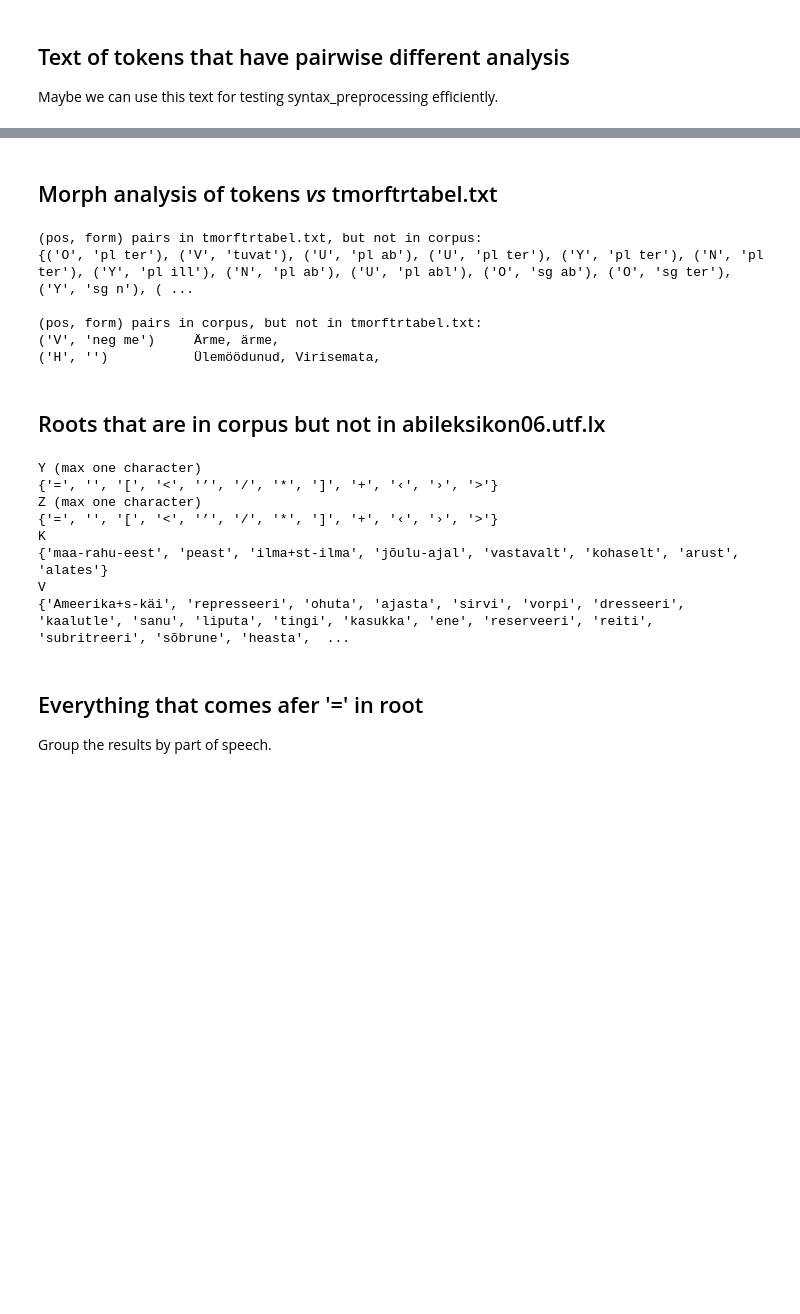
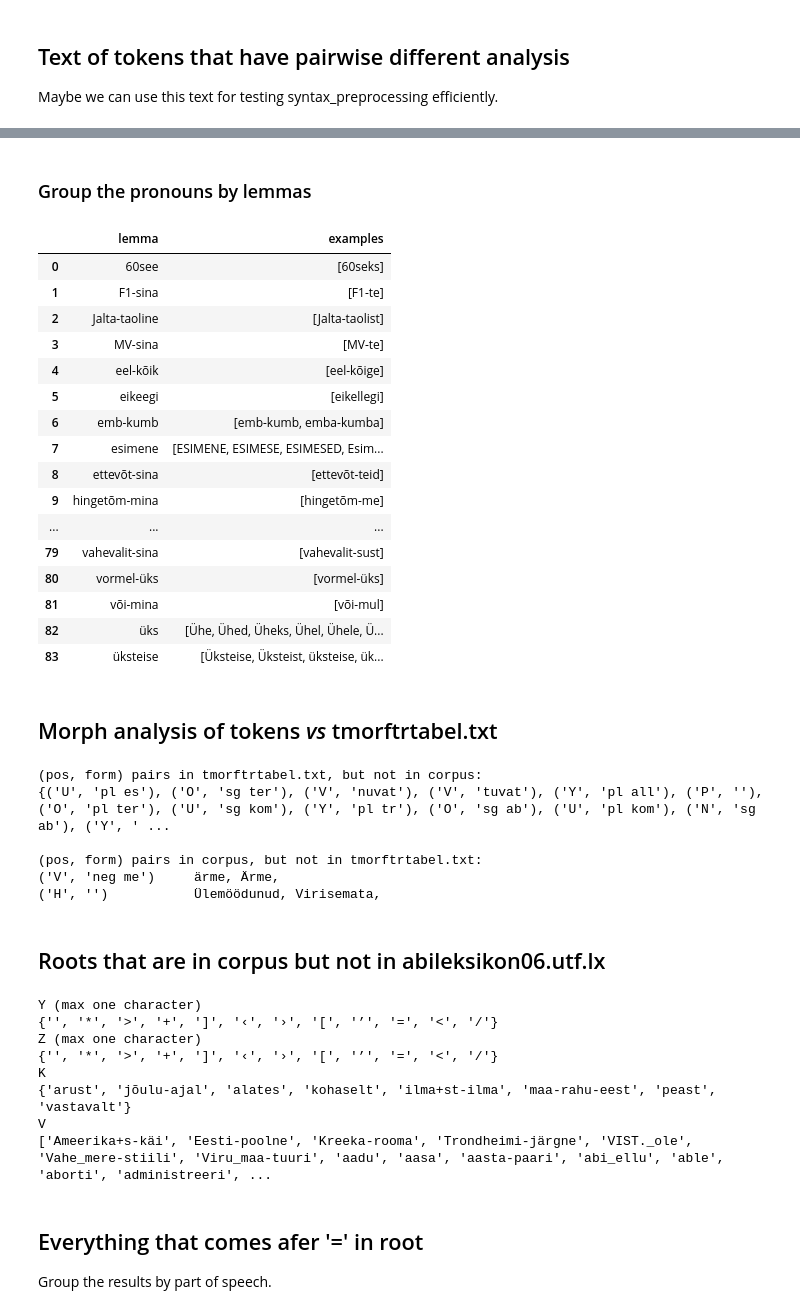
Before and after one commit to estnltk/koondkorpus-experiments, a Jupyter notebook: token_analysis.ipynb, the cells around one changed output, grey strips where cells are left out. Drawn from its saved outputs; the diff is of its cells as text; code cells hidden in the pictures; blank space fills up the shorter version.

```diff
--- a/token_analysis.ipynb
+++ b/token_analysis.ipynb
@@ -244,3 +252,34 @@ meie_sugune.*
+# %% [markdown]
+### Group the pronouns by lemmas
+# %%
+from collections import defaultdict
+pronouns_by_lemmas = defaultdict(set)
+file = '../corpora/tokens_analysis.json'
+for token, analysis in yield_tokens_analysis(file):
+    for a in analysis:
+        if a['partofspeech'] == 'P':
+            pronouns_by_lemmas[a['lemma']].add(token)
+
+data = [{'lemma': key, 'examples': sorted(value)} for key, value in sorted(pronouns_by_lemmas.items())]
+pandas.DataFrame.from_records(data, columns=['lemma', 'examples'])
+# %% [output]
+|  | lemma | examples |
+| 0 | 60see | [60seks] |
+| 1 | F1-sina | [F1-te] |
+| 2 | Jalta-taoline | [Jalta-taolist] |
+| 3 | MV-sina | [MV-te] |
+| 4 | eel-kõik | [eel-kõige] |
+| 5 | eikeegi | [eikellegi] |
+| 6 | emb-kumb | [emb-kumb, emba-kumba] |
+| 7 | esimene | [ESIMENE, ESIMESE, ESIMESED, Esim... |
+| 8 | ettevõt-sina | [ettevõt-teid] |
+| 9 | hingetõm-mina | [hingetõm-me] |
+| ... | ... | ... |
+| 79 | vahevalit-sina | [vahevalit-sust] |
+| 80 | vormel-üks | [vormel-üks] |
+| 81 | või-mina | [või-mul] |
+| 82 | üks | [Ühe, Ühed, Üheks, Ühel, Ühele, Ü... |
+| 83 | üksteise | [Üksteise, Üksteist, üksteise, ük... |
 # %% [markdown]
 ## Morph analysis of tokens *vs* tmorftrtabel.txt
 # %%
@@ -265,10 +304,10 @@ for pos_form in not_in_tmorftrtabel:
     print()
 # %% [output]
 (pos, form) pairs in tmorftrtabel.txt, but not in corpus:
-{('O', 'pl ter'), ('V', 'tuvat'), ('U', 'pl ab'), ('U', 'pl ter'), ('Y', 'pl ter'), ('N', 'pl ter'), ('Y', 'pl ill'), ('N', 'pl ab'), ('U', 'pl abl'), ('O', 'sg ab'), ('O', 'sg ter'), ('Y', 'sg n'), ( ...
+{('U', 'pl es'), ('O', 'sg ter'), ('V', 'nuvat'), ('V', 'tuvat'), ('Y', 'pl all'), ('P', ''), ('O', 'pl ter'), ('U', 'sg kom'), ('Y', 'pl tr'), ('O', 'sg ab'), ('U', 'pl kom'), ('N', 'sg ab'), ('Y', ' ...
 
 (pos, form) pairs in corpus, but not in tmorftrtabel.txt:
-('V', 'neg me')     Ärme, ärme,
+('V', 'neg me')     ärme, Ärme,
 ('H', '')           Ülemöödunud, Virisemata,
 # %% [markdown]
 ## Roots that are in corpus but not in abileksikon06.utf.lx
@@ -317,16 +356,16 @@ print('K')
 print(not_in_abileksikon['K'])
 print('V')
 
-print(not_in_abileksikon['V'])
+print(sorted(not_in_abileksikon['V']))
 # %% [output]
 Y (max one character)
-{'=', '', '[', '<', '’', '/', '*', ']', '+', '‹', '›', '>'}
+{'', '*', '>', '+', ']', '‹', '›', '[', '’', '=', '<', '/'}
 Z (max one character)
-{'=', '', '[', '<', '’', '/', '*', ']', '+', '‹', '›', '>'}
+{'', '*', '>', '+', ']', '‹', '›', '[', '’', '=', '<', '/'}
 K
-{'maa-rahu-eest', 'peast', 'ilma+st-ilma', 'jõulu-ajal', 'vastavalt', 'kohaselt', 'arust', 'alates'}
+{'arust', 'jõulu-ajal', 'alates', 'kohaselt', 'ilma+st-ilma', 'maa-rahu-eest', 'peast', 'vastavalt'}
 V
-{'Ameerika+s-käi', 'represseeri', 'ohuta', 'ajasta', 'sirvi', 'vorpi', 'dresseeri', 'kaalutle', 'sanu', 'liputa', 'tingi', 'kasukka', 'ene', 'reserveeri', 'reiti', 'subritreeri', 'sõbrune', 'heasta',  ...
+['Ameerika+s-käi', 'Eesti-poolne', 'Kreeka-rooma', 'Trondheimi-järgne', 'VIST._ole', 'Vahe_mere-stiili', 'Viru_maa-tuuri', 'aadu', 'aasa', 'aasta-paari', 'abi_ellu', 'able', 'aborti', 'administreeri', ...
 # %% [markdown]
 ## Everything that comes afer '=' in root
 
```
Also changed, not shown: parts of 5 cells of this notebook.
